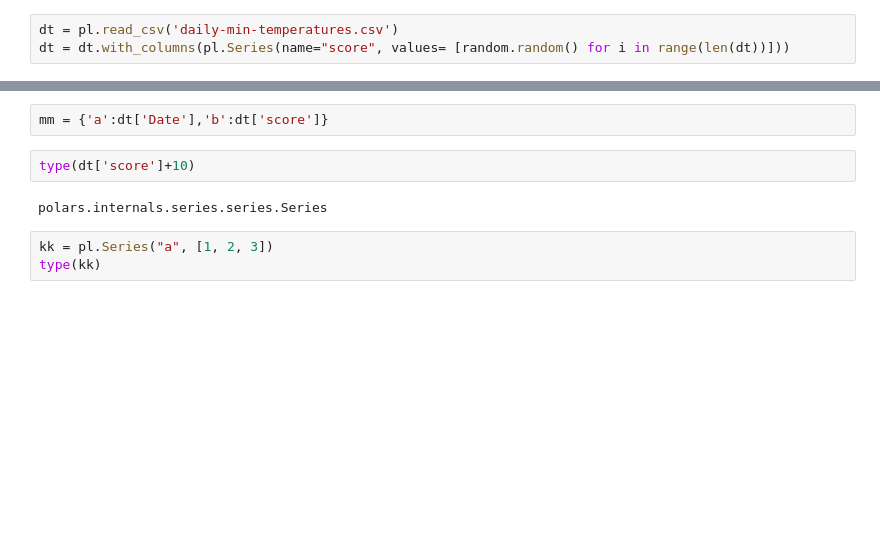
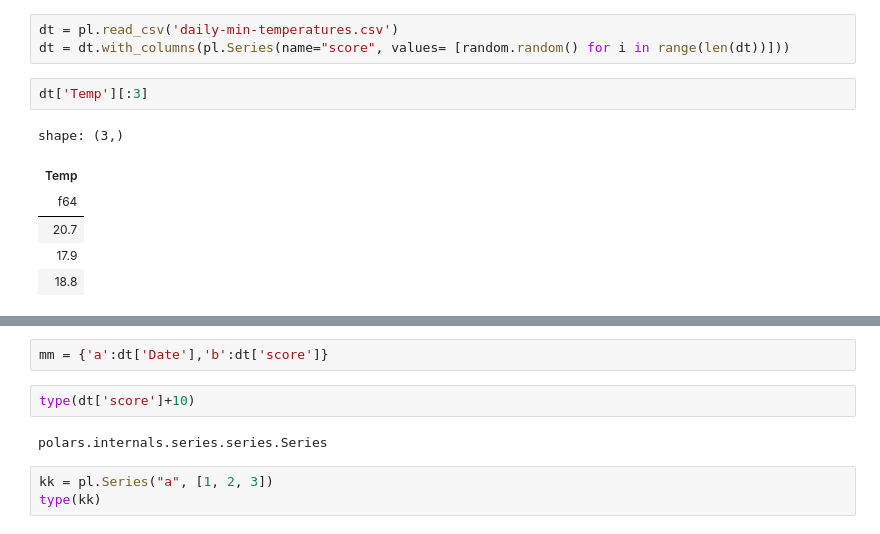
Before and after one commit to alamhanz/datakoen, a Jupyter notebook: samples/test.ipynb, the cells around one changed output, grey strips where cells are left out. Saved outputs shown, nothing was run; the diff lists cells and outputs as text; blank space fills up the shorter version.

```diff
--- a/samples/test.ipynb
+++ b/samples/test.ipynb
@@ -10,3 +7,12 @@ import random
 # %%
 dt = pl.read_csv('daily-min-temperatures.csv')
 dt = dt.with_columns(pl.Series(name="score", values= [random.random() for i in range(len(dt))]))
+# %%
+dt['Temp'][:3]
+# %% [output]
+shape: (3,)
+| Temp |
+| f64 |
+| 20.7 |
+| 17.9 |
+| 18.8 |
```
Also changed, not shown: parts of 2 cells of this notebook, 2 other files.
